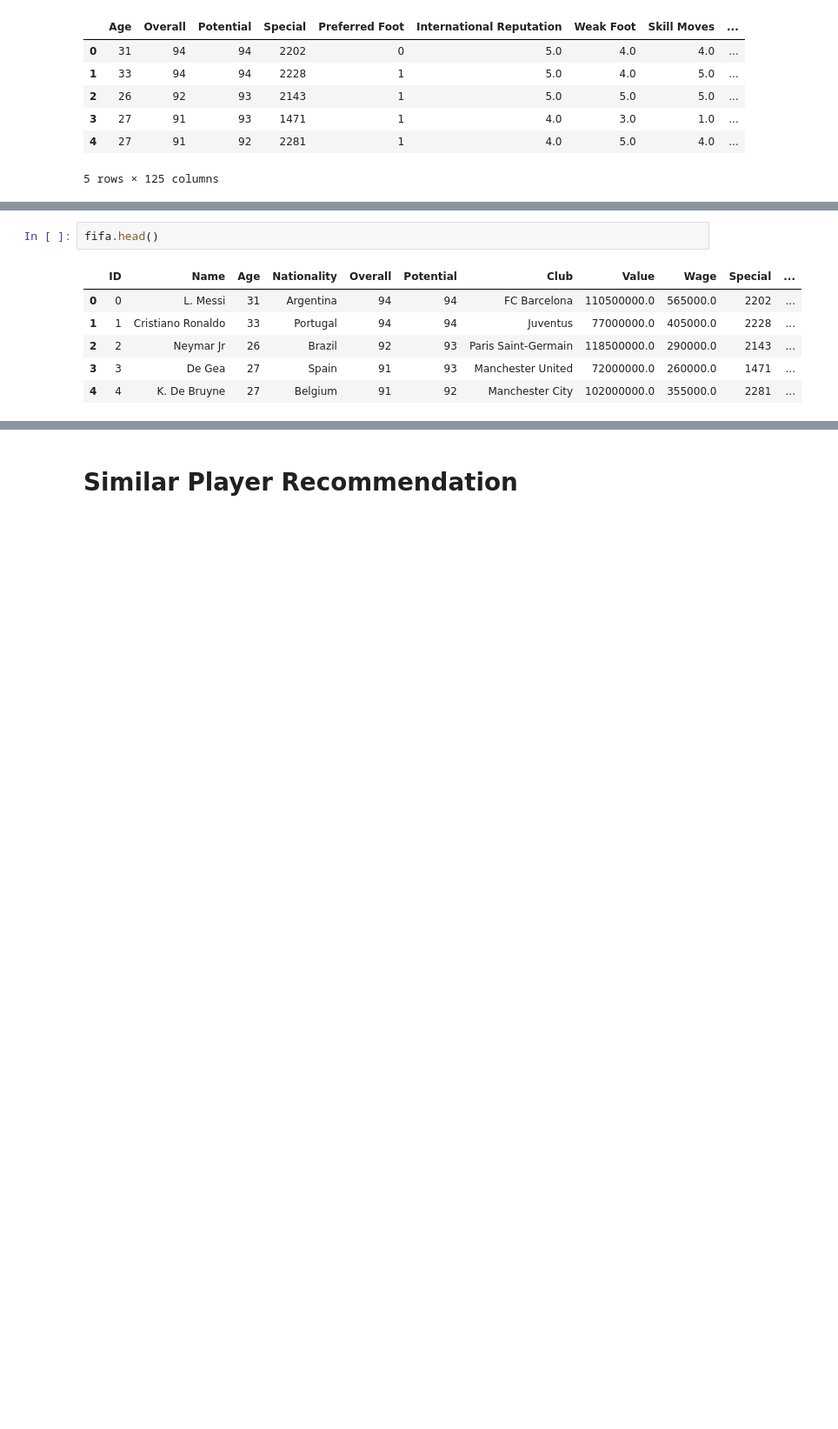
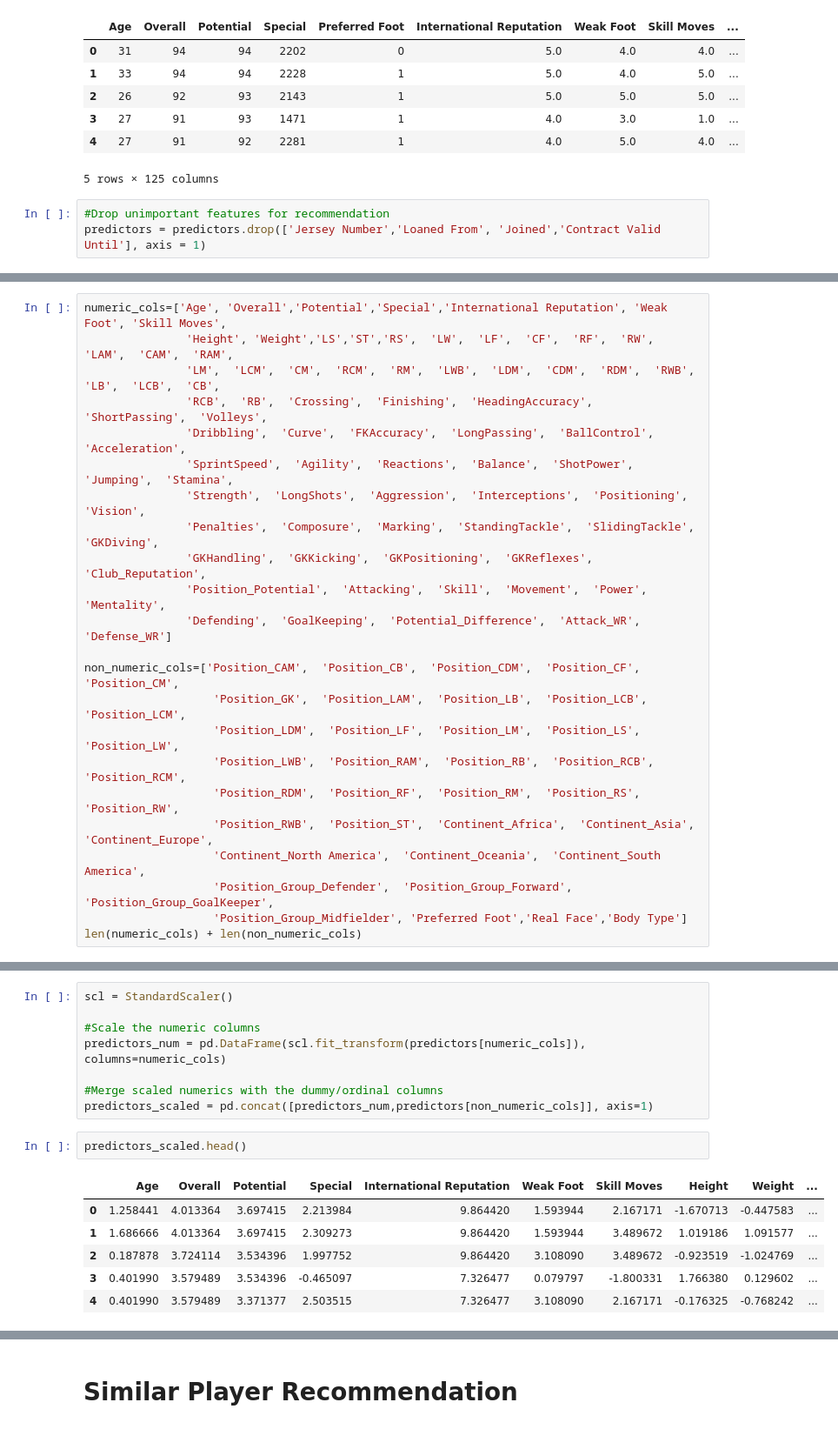
Before and after one commit to nazihkalo/FIFA19-Scouting-Analysis, a Jupyter notebook: 100-Recommendation_Clustering.ipynb, the cells around one changed output, grey strips where cells are left out. Shown at 87% size. Cells and saved outputs as stored; diff of their text form; blank space fills up the shorter version.

```diff
--- a/100-Recommendation_Clustering.ipynb
+++ b/100-Recommendation_Clustering.ipynb
@@ -57,4 +72,7 @@ predictors.head()
 | 3 | 27 | 91 | 93 | 1471 | 1 | 4.0 | 3.0 | 1.0 | ... |
 | 4 | 27 | 91 | 92 | 2281 | 1 | 4.0 | 5.0 | 4.0 | ... |
 5 rows × 125 columns
+# %%
+#Drop unimportant features for recommendation
+predictors = predictors.drop(['Jersey Number','Loaned From', 'Joined','Contract Valid Until'], axis = 1)
 # %%
@@ -78,0 +92,23 @@ g.map(sns.distplot,"Value")
+# %%
+numeric_cols=['Age', 'Overall','Potential','Special','International Reputation', 'Weak Foot', 'Skill Moves',
+               'Height', 'Weight','LS','ST','RS',  'LW',  'LF',  'CF',  'RF',  'RW',  'LAM',  'CAM',  'RAM',
+               'LM',  'LCM',  'CM',  'RCM',  'RM',  'LWB',  'LDM',  'CDM',  'RDM',  'RWB',  'LB',  'LCB',  'CB',
+               'RCB',  'RB',  'Crossing',  'Finishing',  'HeadingAccuracy',  'ShortPassing',  'Volleys',
+               'Dribbling',  'Curve',  'FKAccuracy',  'LongPassing',  'BallControl',  'Acceleration',
+               'SprintSpeed',  'Agility',  'Reactions',  'Balance',  'ShotPower',  'Jumping',  'Stamina',
+               'Strength',  'LongShots',  'Aggression',  'Interceptions',  'Positioning',  'Vision',
+               'Penalties',  'Composure',  'Marking',  'StandingTackle',  'SlidingTackle',  'GKDiving',
+               'GKHandling',  'GKKicking',  'GKPositioning',  'GKReflexes',  'Club_Reputation',
+               'Position_Potential',  'Attacking',  'Skill',  'Movement',  'Power',  'Mentality',
+               'Defending',  'GoalKeeping',  'Potential_Difference',  'Attack_WR',  'Defense_WR']
+
+non_numeric_cols=['Position_CAM',  'Position_CB',  'Position_CDM',  'Position_CF',  'Position_CM',
+                   'Position_GK',  'Position_LAM',  'Position_LB',  'Position_LCB',  'Position_LCM',
+                   'Position_LDM',  'Position_LF',  'Position_LM',  'Position_LS',  'Position_LW',
+                   'Position_LWB',  'Position_RAM',  'Position_RB',  'Position_RCB',  'Position_RCM',
+                   'Position_RDM',  'Position_RF',  'Position_RM',  'Position_RS',  'Position_RW',
+                   'Position_RWB',  'Position_ST',  'Continent_Africa',  'Continent_Asia',  'Continent_Europe',
+                   'Continent_North America',  'Continent_Oceania',  'Continent_South America',
+                   'Position_Group_Defender',  'Position_Group_Forward',  'Position_Group_GoalKeeper',
+                   'Position_Group_Midfielder', 'Preferred Foot','Real Face','Body Type']
+len(numeric_cols) + len(non_numeric_cols)
@@ -79,9 +117,17 @@ g.map(sns.distplot,"Value")
+# %%
+scl = StandardScaler()
+
+#Scale the numeric columns
+predictors_num = pd.DataFrame(scl.fit_transform(predictors[numeric_cols]), columns=numeric_cols)
+
+#Merge scaled numerics with the dummy/ordinal columns
+predictors_scaled = pd.concat([predictors_num,predictors[non_numeric_cols]], axis=1)
 # %%
-fifa.head()
+predictors_scaled.head()
 # %% [output]
-|  | ID | Name | Age | Nationality | Overall | Potential | Club | Value | Wage | Special | ... |
-| 0 | 0 | L. Messi | 31 | Argentina | 94 | 94 | FC Barcelona | 110500000.0 | 565000.0 | 2202 | ... |
-| 1 | 1 | Cristiano Ronaldo | 33 | Portugal | 94 | 94 | Juventus | 77000000.0 | 405000.0 | 2228 | ... |
-| 2 | 2 | Neymar Jr | 26 | Brazil | 92 | 93 | Paris Saint-Germain | 118500000.0 | 290000.0 | 2143 | ... |
-| 3 | 3 | De Gea | 27 | Spain | 91 | 93 | Manchester United | 72000000.0 | 260000.0 | 1471 | ... |
-| 4 | 4 | K. De Bruyne | 27 | Belgium | 91 | 92 | Manchester City | 102000000.0 | 355000.0 | 2281 | ... |
+|  | Age | Overall | Potential | Special | International Reputation | Weak Foot | Skill Moves | Height | Weight | ... |
+| 0 | 1.258441 | 4.013364 | 3.697415 | 2.213984 | 9.864420 | 1.593944 | 2.167171 | -1.670713 | -0.447583 | ... |
+| 1 | 1.686666 | 4.013364 | 3.697415 | 2.309273 | 9.864420 | 1.593944 | 3.489672 | 1.019186 | 1.091577 | ... |
+| 2 | 0.187878 | 3.724114 | 3.534396 | 1.997752 | 9.864420 | 3.108090 | 3.489672 | -0.923519 | -1.024769 | ... |
+| 3 | 0.401990 | 3.579489 | 3.534396 | -0.465097 | 7.326477 | 0.079797 | -1.800331 | 1.766380 | 0.129602 | ... |
+| 4 | 0.401990 | 3.579489 | 3.371377 | 2.503515 | 7.326477 | 3.108090 | 2.167171 | -0.176325 | -0.768242 | ... |
```
Also changed, not shown: parts of 26 cells of this notebook.
